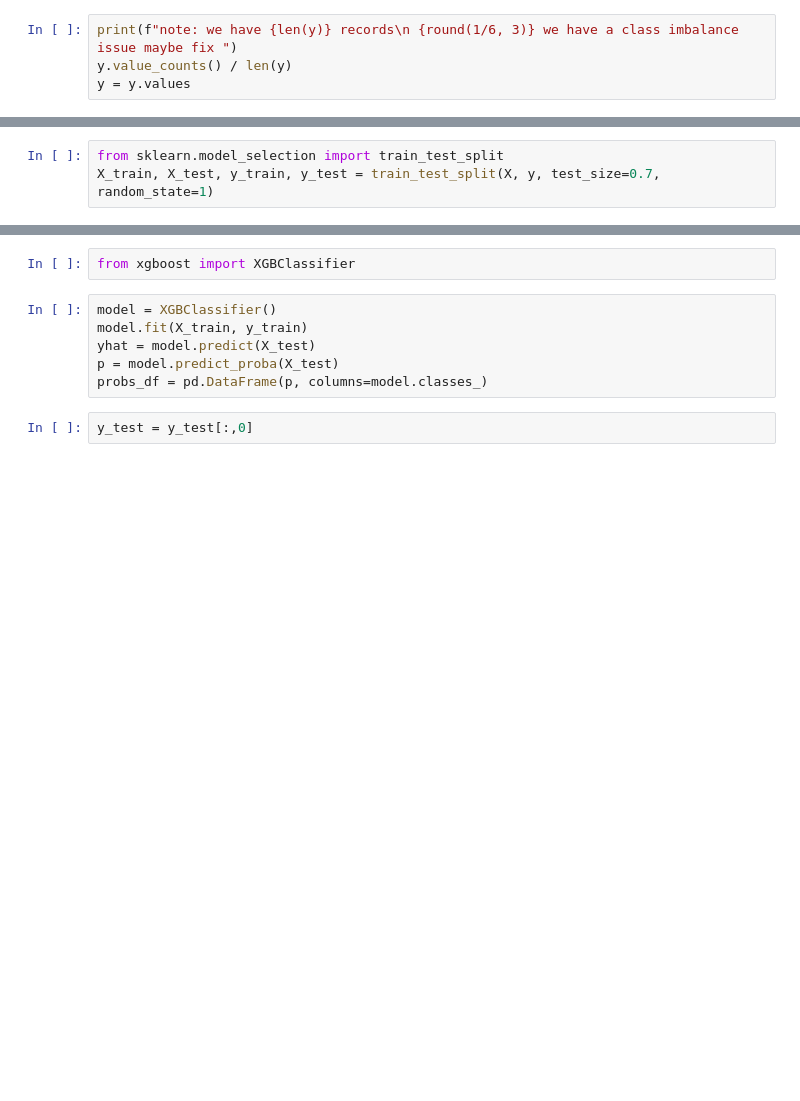
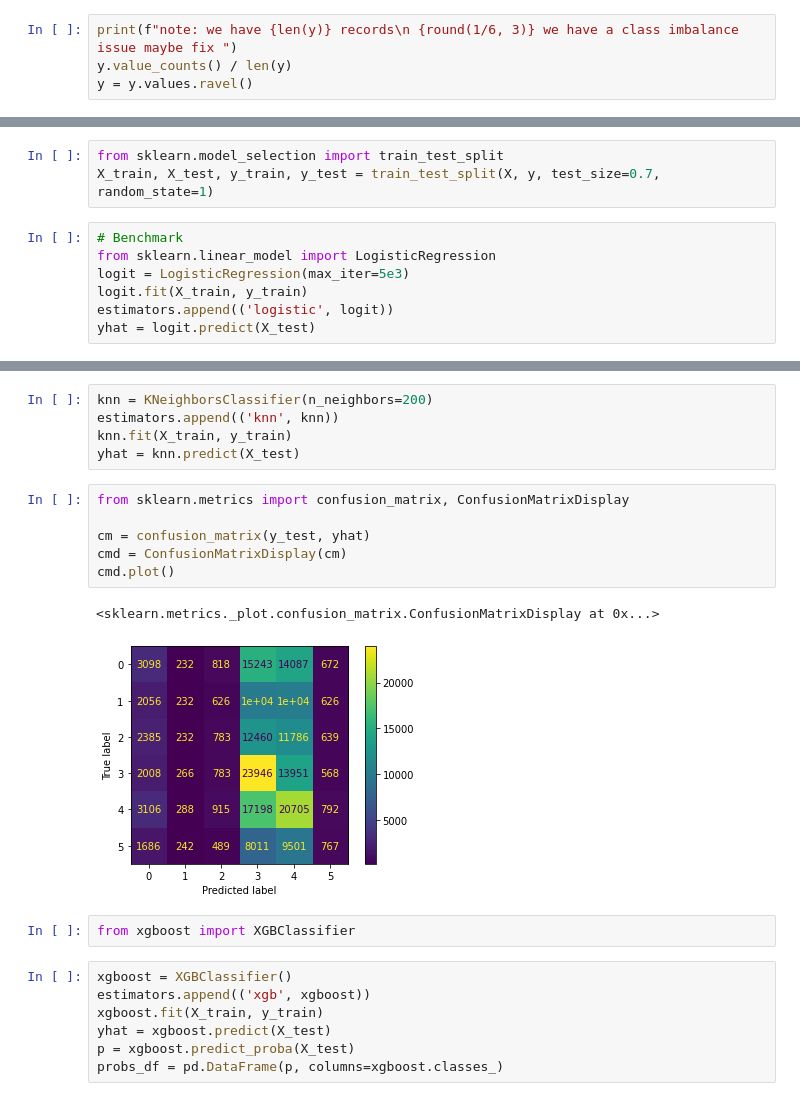
Before and after one commit to despresj/Data-Mining-Proj, a Jupyter notebook: notebooks/fitting_models_to_errors.ipynb, the cells around one changed output, grey strips where cells are left out. Drawn from its saved outputs; the diff is of its cells as text; blank space fills up the shorter version.

```diff
--- a/notebooks/fitting_models_to_errors.ipynb
+++ b/notebooks/fitting_models_to_errors.ipynb
@@ -8,5 +10,5 @@ X_final = pd.read_csv("../data/forecasts_for_ml/X_final.csv").values
 # %%
 print(f"note: we have {len(y)} records\n {round(1/6, 3)} we have a class imbalance issue maybe fix ")
 y.value_counts() / len(y)
-y = y.values
+y = y.values.ravel()
 # %% [output]
@@ -34,3 +36,10 @@ array([[ 1.49555555,  0.14925294, -0.15844484, ..., -1.10711437,
 # %%
 from sklearn.model_selection import train_test_split
 X_train, X_test, y_train, y_test = train_test_split(X, y, test_size=0.7, random_state=1)
+# %%
+# Benchmark
+from sklearn.linear_model import LogisticRegression
+logit = LogisticRegression(max_iter=5e3)
+logit.fit(X_train, y_train)
+estimators.append(('logistic', logit))
+yhat = logit.predict(X_test)
@@ -37,10 +62,23 @@ X_train, X_test, y_train, y_test = train_test_split(X, y, test_size=0.7, random_
+# %%
+knn = KNeighborsClassifier(n_neighbors=200)
+estimators.append(('knn', knn))
+knn.fit(X_train, y_train)
+yhat = knn.predict(X_test)
+# %%
+from sklearn.metrics import confusion_matrix, ConfusionMatrixDisplay
+
+cm = confusion_matrix(y_test, yhat)
+cmd = ConfusionMatrixDisplay(cm)
+cmd.plot()
+# %% [output]
+<sklearn.metrics._plot.confusion_matrix.ConfusionMatrixDisplay at 0x...>
+[figure, added]
 # %%
 from xgboost import XGBClassifier
 # %%
-model = XGBClassifier()
-model.fit(X_train, y_train)
-yhat = model.predict(X_test)
-p = model.predict_proba(X_test)
-probs_df = pd.DataFrame(p, columns=model.classes_)
+xgboost = XGBClassifier()
+estimators.append(('xgb', xgboost))
+xgboost.fit(X_train, y_train)
+yhat = xgboost.predict(X_test)
+p = xgboost.predict_proba(X_test)
+probs_df = pd.DataFrame(p, columns=xgboost.classes_)
-# %%
-y_test = y_test[:,0]
```
Also changed, not shown: parts of 20 cells of this notebook, 2 other files.
